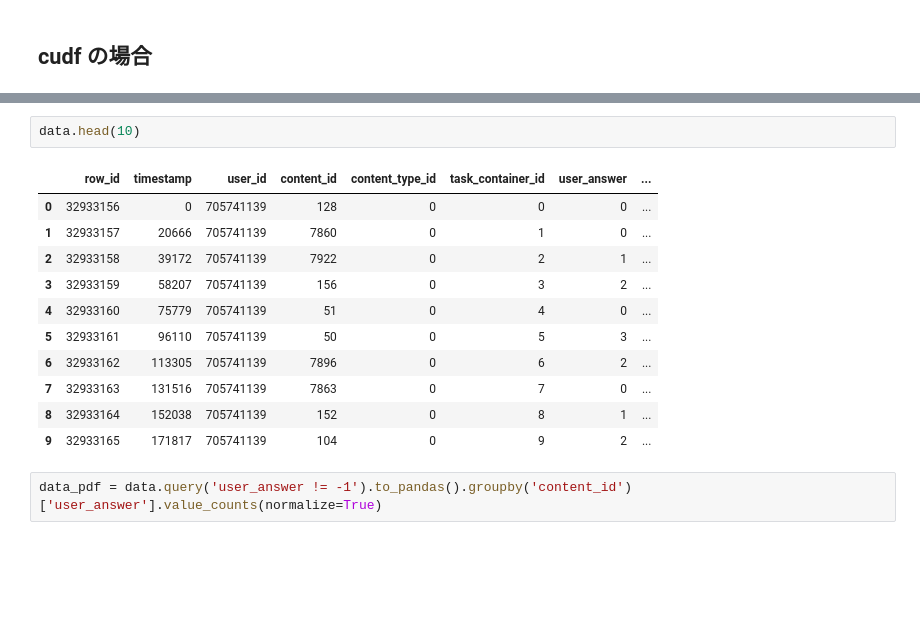
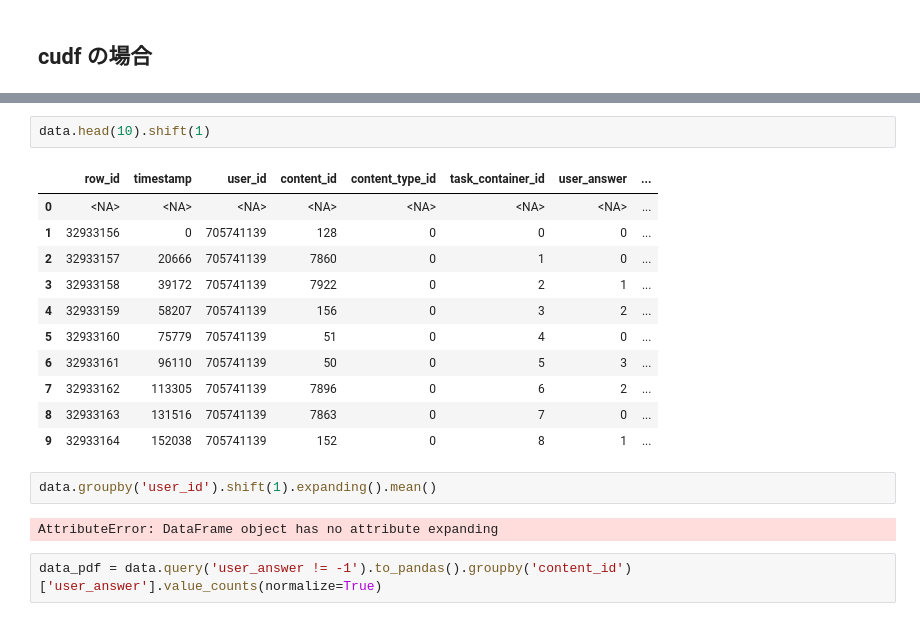
Before and after one commit to Noguchi-Masashi/Riiid, a Jupyter notebook: notebook/make_crazy_of_answer_cudf.ipynb, the cells around one changed output, grey strips where cells are left out. Saved outputs shown, nothing was run; the diff lists cells and outputs as text; blank space fills up the shorter version.

Commit message:
make user log notebook

```diff
--- a/notebook/make_crazy_of_answer_cudf.ipynb
+++ b/notebook/make_crazy_of_answer_cudf.ipynb
@@ -58,17 +58,21 @@ Wall time: 4.4 s
 # %%
-data.head(10)
+data.head(10).shift(1)
 # %% [output]
 |  | row_id | timestamp | user_id | content_id | content_type_id | task_container_id | user_answer | ... |
-| 0 | 32933156 | 0 | 705741139 | 128 | 0 | 0 | 0 | ... |
-| 1 | 32933157 | 20666 | 705741139 | 7860 | 0 | 1 | 0 | ... |
-| 2 | 32933158 | 39172 | 705741139 | 7922 | 0 | 2 | 1 | ... |
-| 3 | 32933159 | 58207 | 705741139 | 156 | 0 | 3 | 2 | ... |
-| 4 | 32933160 | 75779 | 705741139 | 51 | 0 | 4 | 0 | ... |
-| 5 | 32933161 | 96110 | 705741139 | 50 | 0 | 5 | 3 | ... |
-| 6 | 32933162 | 113305 | 705741139 | 7896 | 0 | 6 | 2 | ... |
-| 7 | 32933163 | 131516 | 705741139 | 7863 | 0 | 7 | 0 | ... |
-| 8 | 32933164 | 152038 | 705741139 | 152 | 0 | 8 | 1 | ... |
-| 9 | 32933165 | 171817 | 705741139 | 104 | 0 | 9 | 2 | ... |
+| 0 | <NA> | <NA> | <NA> | <NA> | <NA> | <NA> | <NA> | ... |
+| 1 | 32933156 | 0 | 705741139 | 128 | 0 | 0 | 0 | ... |
+| 2 | 32933157 | 20666 | 705741139 | 7860 | 0 | 1 | 0 | ... |
+| 3 | 32933158 | 39172 | 705741139 | 7922 | 0 | 2 | 1 | ... |
+| 4 | 32933159 | 58207 | 705741139 | 156 | 0 | 3 | 2 | ... |
+| 5 | 32933160 | 75779 | 705741139 | 51 | 0 | 4 | 0 | ... |
+| 6 | 32933161 | 96110 | 705741139 | 50 | 0 | 5 | 3 | ... |
+| 7 | 32933162 | 113305 | 705741139 | 7896 | 0 | 6 | 2 | ... |
+| 8 | 32933163 | 131516 | 705741139 | 7863 | 0 | 7 | 0 | ... |
+| 9 | 32933164 | 152038 | 705741139 | 152 | 0 | 8 | 1 | ... |
+# %%
+data.groupby('user_id').shift(1).expanding().mean()
+# %% [output]
+AttributeError: DataFrame object has no attribute expanding
 # %%
 data_pdf = data.query('user_answer != -1').to_pandas().groupby('content_id')['user_answer'].value_counts(normalize=True)
 # %%
```
Also changed, not shown: parts of 1 cell of this notebook, 4 other files.
